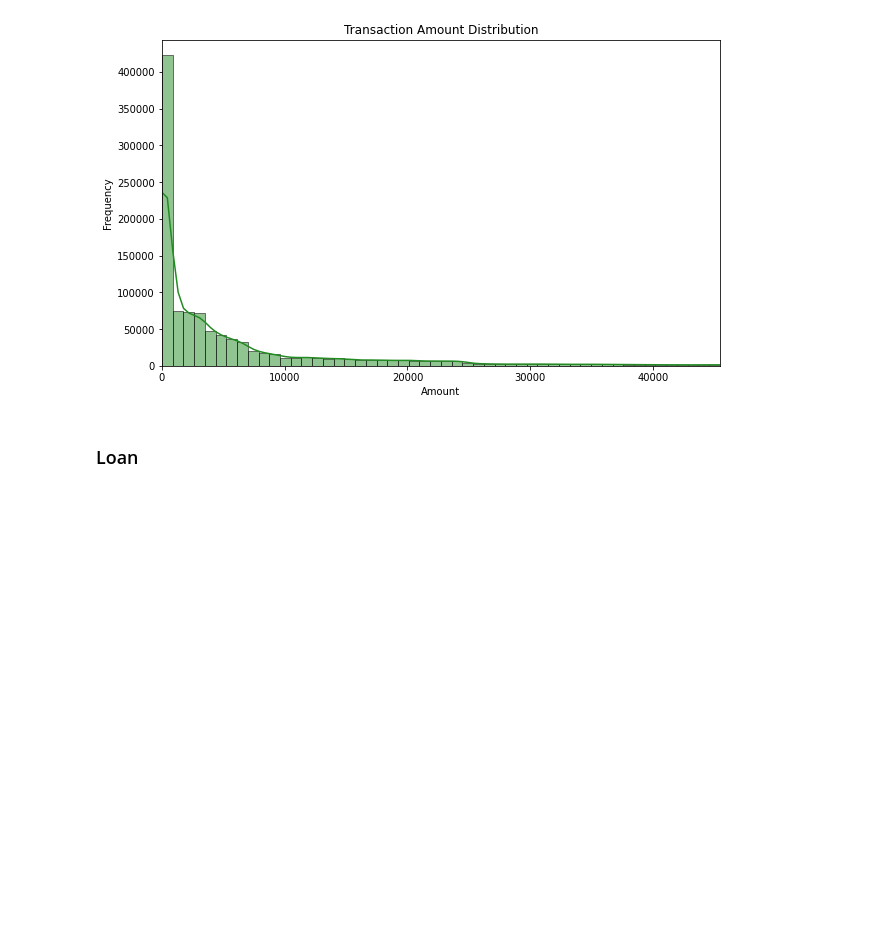
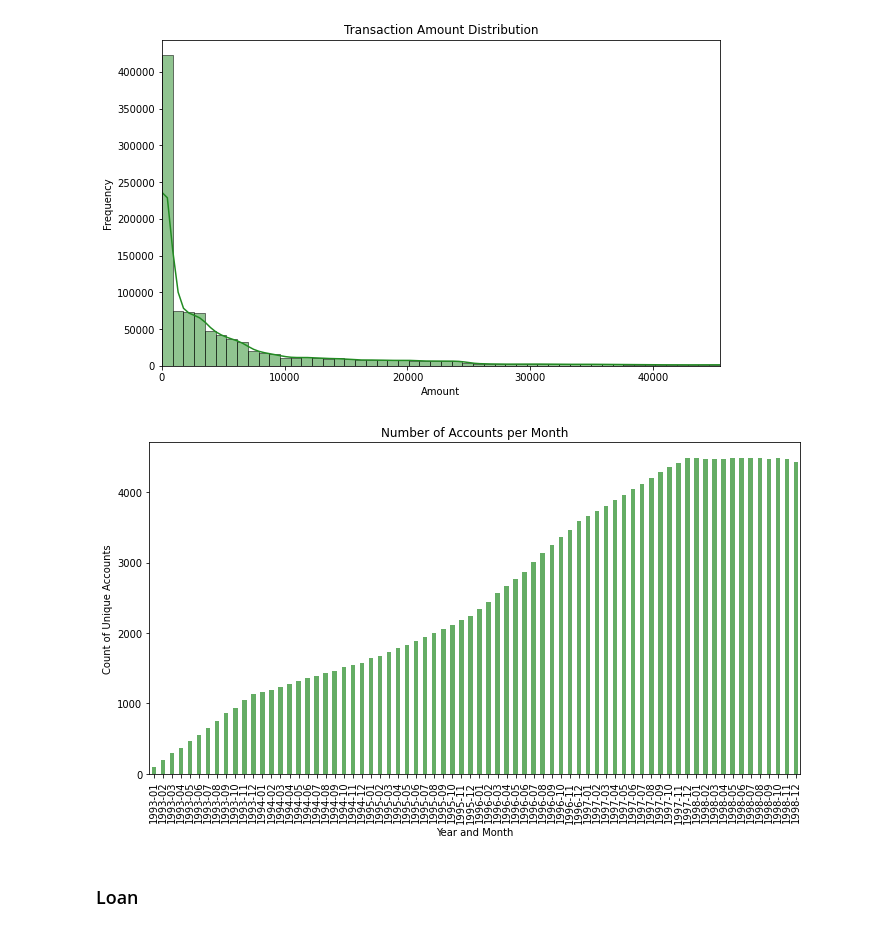
Before and after one commit to NikodemWojtczak/FHNW_AML, a Jupyter notebook: Niko_notebook.ipynb, the cells around one changed output. Cells and saved outputs as stored; diff of their text form; code cells hidden in the pictures; blank space fills up the shorter version.

```diff
--- a/Niko_notebook.ipynb
+++ b/Niko_notebook.ipynb
@@ -787,6 +787,22 @@ plt.xlim(0, trans['amount'].quantile(0.99))  # Focus on the 99th percentile
 plt.show()
 # %% [output]
 [figure]
+# %%
+# When was the first transaction meaning when did the clients open their account?
+trans['first_transaction_year_month'] = trans['date'].dt.to_period('M')
+accounts_per_month = trans.groupby('first_transaction_year_month')['account_id'].nunique()
+
+# Plot
+plt.figure(figsize=(10, 6))
+accounts_per_month.plot(kind='bar', color='forestgreen', alpha=0.7)
+plt.title('Number of Accounts per Month')
+plt.xlabel('Year and Month')
+plt.ylabel('Count of Unique Accounts')
+plt.xticks(rotation=90)
+plt.tight_layout()
+plt.show()
+# %% [output]
+[figure, added]
 # %% [markdown]
 ### Loan
 # %%
```
Also changed, not shown: parts of 9 cells of this notebook.
